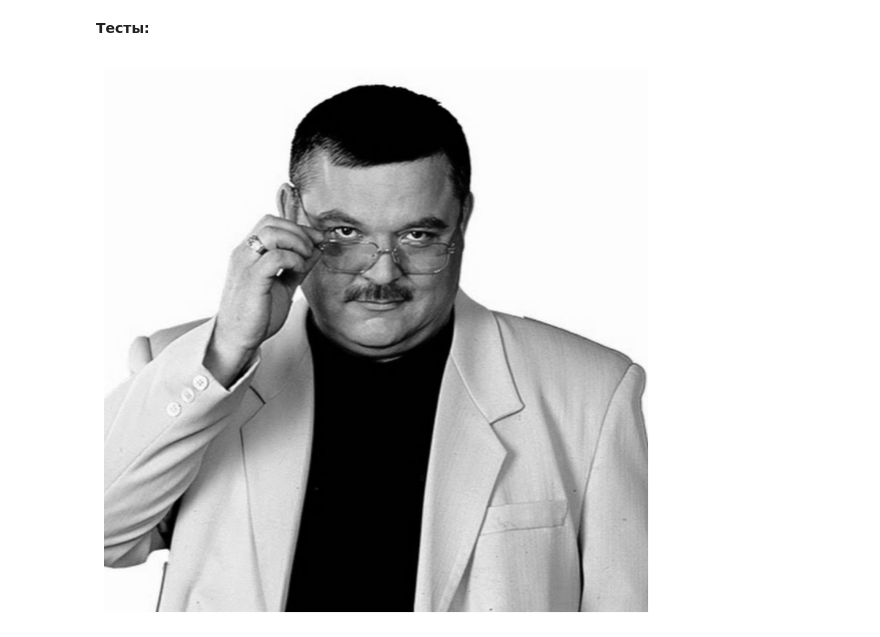
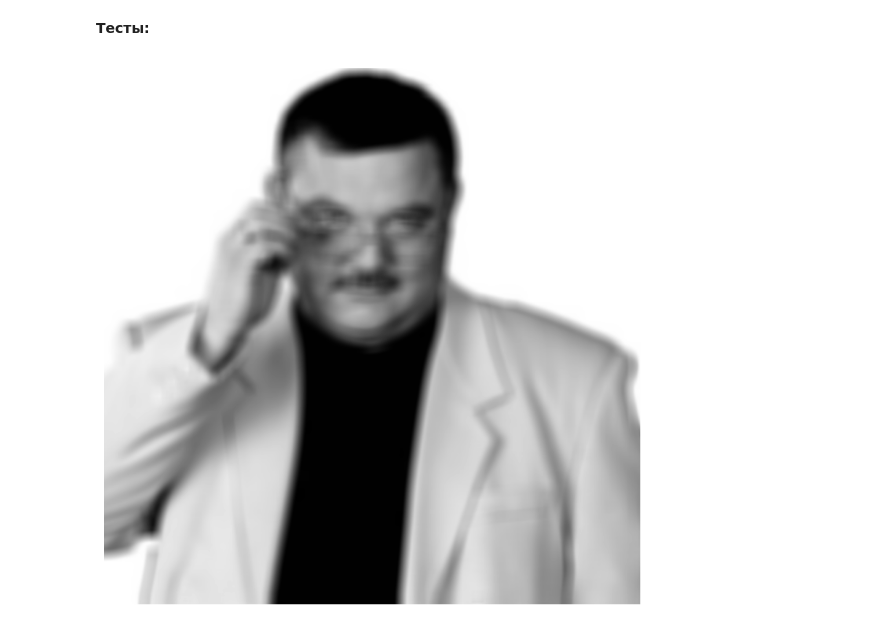
Before and after one commit to EvgrafovMichail/python_mipt_dafe, a Jupyter notebook: lessons/sem2_lesson03/sem3_313/sem3_numpy_operations.ipynb, the cells around one changed output. Cells and saved outputs as stored; diff of their text form; code cells hidden in the pictures.

```diff
--- a/lessons/sem2_lesson03/sem3_313/sem3_numpy_operations.ipynb
+++ b/lessons/sem2_lesson03/sem3_313/sem3_numpy_operations.ipynb
@@ -450,3 +349,10 @@ def pad_image(image: np.ndarray, pad_size: int) -> np.ndarray:
+# %%
+def pad_image(image: np.ndarray, pad_size: int) -> np.ndarray:
+
+    zero = np.zeros(shape=[i + 2*pad_size for i in image.shape])
+    zero[pad_size:zero.shape[0] - pad_size, pad_size:zero.shape[1] - pad_size] = image
+
+    return zero
 # %% [markdown]
 **Тесты:**
 # %%
@@ -471,15 +377,37 @@ visualize_image(image_padded)
 **Замечание:** в этой задаче разрешено использовать не более 2 циклов. Также вам может быть полезна функция [`np.mean`](https://numpy.org/doc/stable/reference/generated/numpy.mean.html).
 
 **Функция:**
-# %%
-def blur(image: np.ndarray, pad_size: int) -> np.ndarray:
-    # ваш код
-
-    return image
+# %%
+# def blur(image: np.ndarray, pad_size: int) -> np.ndarray:
+#     padded_image = pad_image(image, pad_size)
+#     final = np.ones(image.shape)
+#     l_w = 2* pad_size + 1
+
+#     for i in range(image.shape[0]):
+#         for j in range(image.shape[1]):
+#             final[i][j] = np.mean(padded_image[i: i + l_w+1, j : j + l_w+1])
+
+#     return final
+
+def blur(image: np.ndarray, pad_size: int) -> np.ndarray:
+    image_padded = pad_image(image, pad_size)
+
+    blur_size = pad_size * 2 + 1
+
+    image_blured = np.empty(shape=image.shape)
+
+    for i in range(blur_size, image_blured.shape[0] + blur_size):
+        for j in range(blur_size, image_blured.shape[1] + blur_size):
+            mean = np.mean(
+                image[i - pad_size-1 : i + pad_size, j - pad_size : j + pad_size])
+            image_blured[i - blur_size, j - blur_size] = (mean)
+
+    return image_blured
 # %% [markdown]
 **Тесты:**
 # %%
-image_blured = blur(image, pad_size=4)
+image_blured = blur(image, pad_size=10)
+
 visualize_image(image_blured)
 # %% [output]
-[figure, old version]
+[figure, new version]
```
Also changed, not shown: parts of 20 cells of this notebook, 39 other files.
